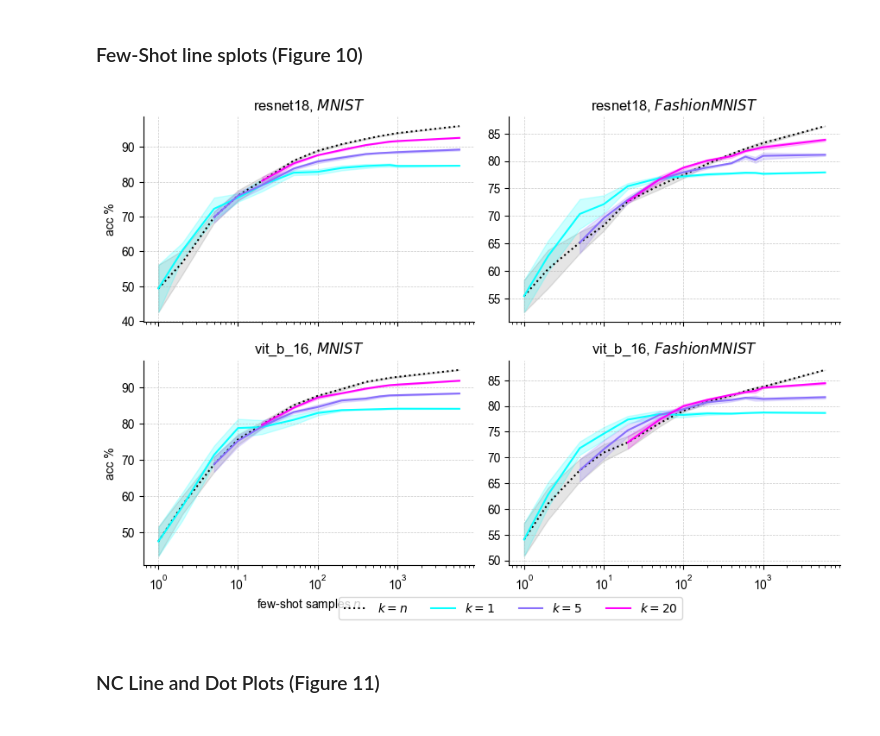
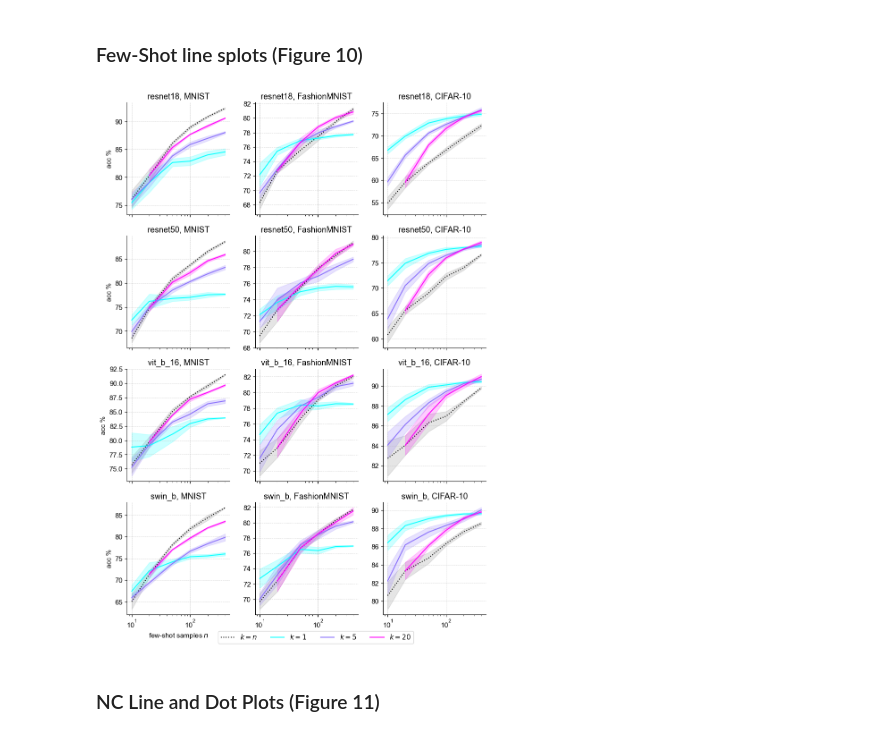
Before and after one commit to DATEXIS/IMPRINT, a Jupyter notebook: analysis/analysis.ipynb, the cells around one changed output. Saved outputs shown, nothing was run; the diff lists cells and outputs as text; code cells hidden in the pictures.

```diff
--- a/analysis/analysis.ipynb
+++ b/analysis/analysis.ipynb
@@ -1015,33 +1025,30 @@ os.makedirs(graphs_save_dict, exist_ok=True)
 
 ### SETUP
 focus_column_values = {
-    "backbone_name": [
-        "resnet18",
-        "vit_b_16",
-    ],
+    "backbone_name": ["resnet18", "resnet50", "vit_b_16", "swin_b"],
     "dataset_name": [
         "MNIST",
         "FashionMNIST",
-        "CIFAR10",
+        "CIFAR-10",
     ],
     "seed": [14057, 994348, 23092007, 123456, 98765],
     "task_name": [
         "all",
     ],
     "presampling_fewshot_value": [
-        -1,
-        1,
-        2,
-        5,
+        # -1,
+        # 1,
+        # 2,
+        # 5,
         10,
         20,
         50,
         100,
         200,
         400,
-        600,
-        800,
-        1000,
+        # 600,
+        # 800,
+        # 1000,
     ],
     "proxy_method": [
         "kmeans",
@@ -1115,6 +1122,8 @@ df_focus["lower_ci"] = df_focus["mean_task_acc"] - 1.96 * (df_focus["std"] / np.
 df_focus["upper_ci"] = df_focus["mean_task_acc"] + 1.96 * (df_focus["std"] / np.sqrt(df_focus["count"]))
 
 backbones   = df_focus["backbone_name"].unique()
+# Apply a custom sorting (note not all might be present): resnet18, resnet50, vit_b_16, swin_b
+backbones = sorted(backbones, key=lambda x: (x != "resnet18", x != "resnet50", x != "vit_b_16", x != "swin_b"))
 datasets    = df_focus["dataset_name"].unique()
 # Sort like MNIST, FashionMNIST, CIFAR10 (if existing)
 datasets = sorted(datasets, key=lambda x: (x != "MNIST", x != "FashionMNIST", x != "CIFAR10"))
@@ -1135,7 +1144,7 @@ fig_height   = text_width_inches * aspect_ratio
 fig, axes = plt.subplots(
     nrows=nrows,
     ncols=ncols,
-	figsize=(1.4*text_width_inches, 1.4*fig_height),
+	figsize=(1.4*text_width_inches, 2.8*fig_height),
     sharex=True,
     sharey=False
 )
@@ -1177,40 +1186,40 @@ for i, bb in enumerate(backbones):
                 linestyle=linestyles[k],
                 color=colors[k],
                 label=r"$k=n$" if k == -1 else rf"$k={k}$"
             )
             alpha = 0.2 if k != -1 else 0.1
             ax.fill_between(
                 subset["presampling_fewshot_value"],
                 subset["lower_ci"],
                 subset["upper_ci"],
                 color=colors[k],
                 alpha=alpha,
             )
 
         ax.set_xscale("log")
         ax.grid(True, linestyle="--", linewidth=0.5, alpha=0.7)
-        ax.set_title(rf"{bb}, ${ds}$")
+        ax.set_title(rf"{bb}, {ds}")
         if i == nrows - 1 and j==0:
             ax.set_xlabel(r"few-shot samples $n$")
         if j == 0:
             ax.set_ylabel("acc %")
         ax.spines["top"].set_visible(False)
         ax.spines["right"].set_visible(False)
 
 handles, labels = ax.get_legend_handles_labels()
 fig.legend(
     handles, labels, loc="lower center", ncol=len(k_vals),
            bbox_to_anchor=(0.55, 0.05),
            )
 plt.tight_layout(rect=[0, 0.05, 1, 1])
-# plt.savefig(
-#     os.path.join(graphs_save_dict, f"k_vs_n_logscale_Qi.pdf"),
-#     bbox_inches="tight",
-#     dpi=300
-# )
+plt.savefig(
+    os.path.join(graphs_save_dict, f"k_vs_n_logscale_Qi_upto400.pdf"),
+    bbox_inches="tight",
+    dpi=300
+)
 plt.show()
 # %% [output]
-[figure, old version]
+[figure, new version]
 # %% [markdown]
 ### NC Line and Dot Plots (Figure 11)
 # %%
```
Also changed, not shown: parts of 15 cells of this notebook.
